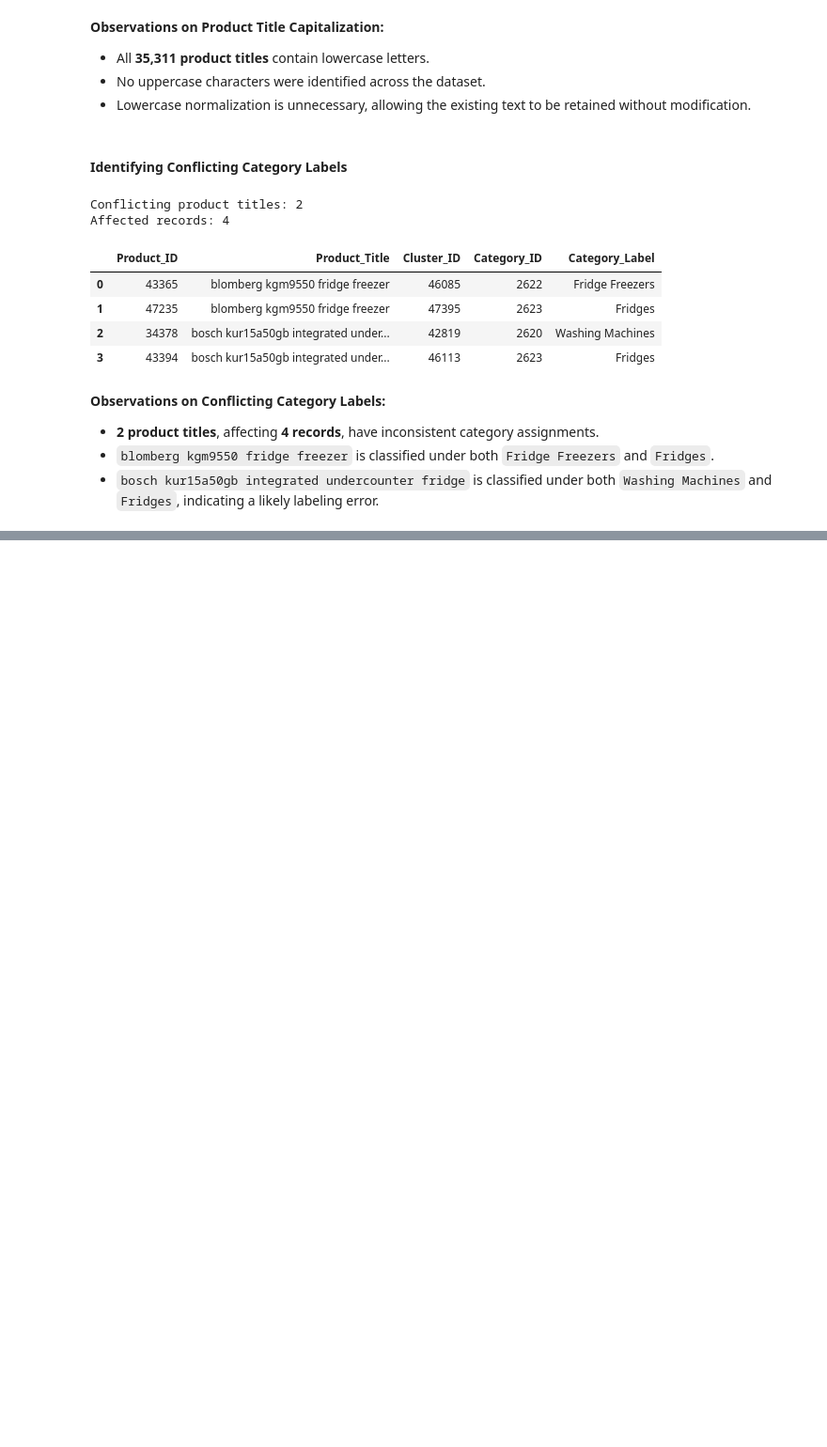
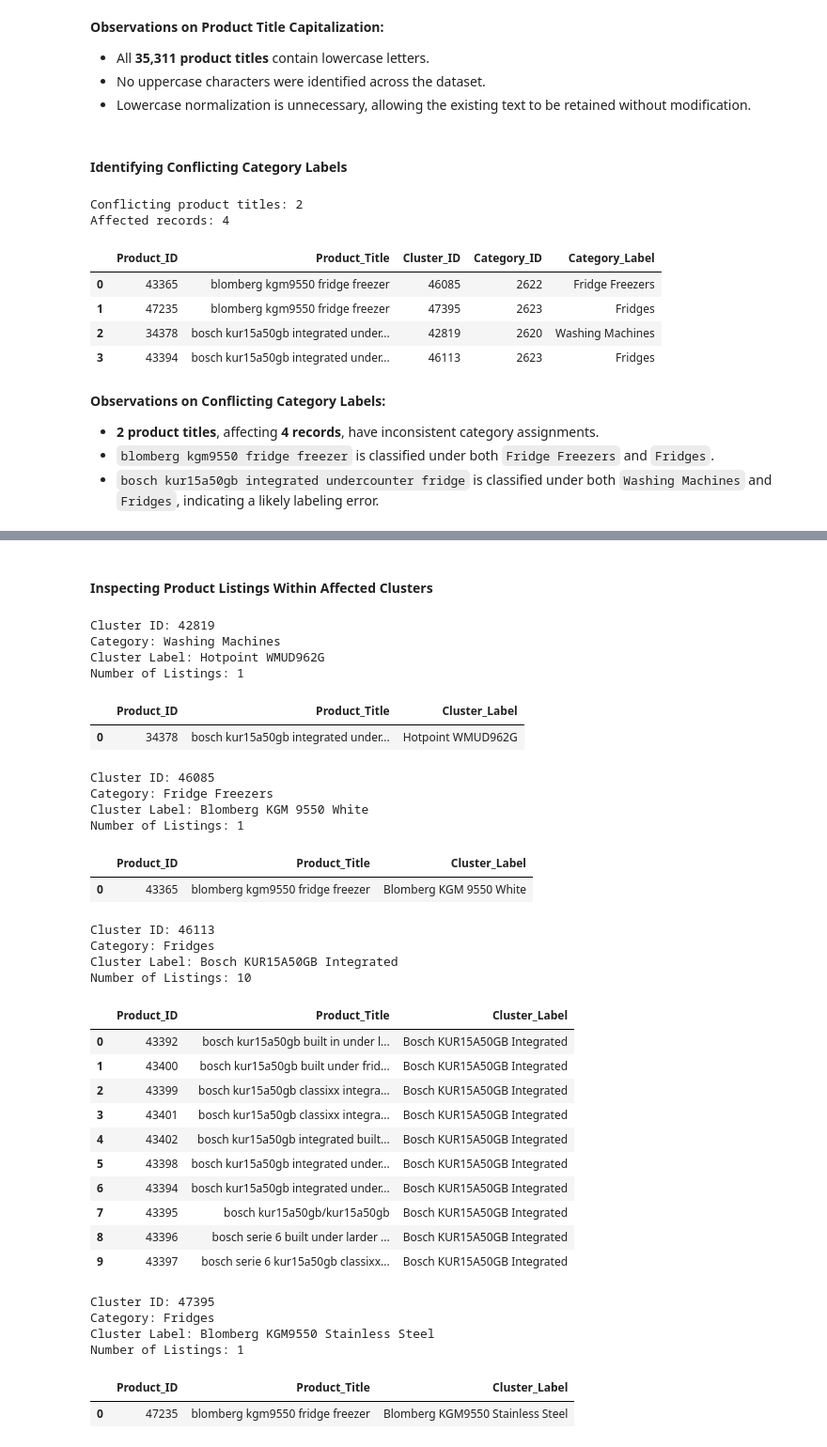
Before and after one commit to TejasMJ/Product-Taxonomy-Intelligence, a Jupyter notebook: notebooks/03_data_preparation.ipynb, the cells around one changed output, grey strips where cells are left out. Shown at 94% size. Drawn from its saved outputs; the diff is of its cells as text; code cells hidden in the pictures; blank space fills up the shorter version.

Commit message:
Label consistency validated

```diff
--- a/notebooks/03_data_preparation.ipynb
+++ b/notebooks/03_data_preparation.ipynb
@@ -203,0 +206,24 @@ Affected records: 4
+# %%
+# Identifying clusters associated with conflicting product titles
+affected_cluster_ids = conflicting_records["Cluster_ID"].unique()
+
+# Retrieving all listings belonging to the affected clusters
+affected_clusters = (
+    df[df["Cluster_ID"].isin(affected_cluster_ids)]
+    [["Product_ID", "Product_Title", "Cluster_ID", "Cluster_Label", "Category_Label"]]
+    .sort_values(["Cluster_ID", "Product_Title"])
+    .reset_index(drop=True)
+)
+
+# Summarizing the affected clusters
+cluster_summary = (
+    affected_clusters.groupby(["Cluster_ID", "Category_Label"])
+    .agg(
+        Listing_Count=("Product_ID", "size"),
+        Unique_Titles=("Product_Title", "nunique")
+    )
+    .reset_index()
+)
+
+print(f"Affected clusters: {len(affected_cluster_ids)}")
+display(cluster_summary)
@@ -203,0 +243,53 @@ Affected records: 4
+# %% [markdown]
+#### Inspecting Product Listings Within Affected Clusters
+# %%
+# Displaying product listings within the affected clusters
+for cluster_id in sorted(affected_cluster_ids):
+    cluster_records = affected_clusters[
+        affected_clusters["Cluster_ID"] == cluster_id
+    ]
+
+    print(f"\nCluster ID: {cluster_id}")
+    print(f"Category: {cluster_records['Category_Label'].iloc[0]}")
+    print(f"Cluster Label: {cluster_records['Cluster_Label'].iloc[0]}")
+    print(f"Number of Listings: {len(cluster_records)}")
+
+    display(
+        cluster_records[
+            ["Product_ID", "Product_Title", "Cluster_Label"]
+        ].reset_index(drop=True)
+    )
+# %% [output]
+Cluster ID: 42819
+Category: Washing Machines
+Cluster Label: Hotpoint WMUD962G
+Number of Listings: 1
+|  | Product_ID | Product_Title | Cluster_Label |
+| 0 | 34378 | bosch kur15a50gb integrated under... | Hotpoint WMUD962G |
+Cluster ID: 46085
+Category: Fridge Freezers
+Cluster Label: Blomberg KGM 9550 White
+Number of Listings: 1
+|  | Product_ID | Product_Title | Cluster_Label |
+| 0 | 43365 | blomberg kgm9550 fridge freezer | Blomberg KGM 9550 White |
+Cluster ID: 46113
+Category: Fridges
+Cluster Label: Bosch KUR15A50GB Integrated
+Number of Listings: 10
+|  | Product_ID | Product_Title | Cluster_Label |
+| 0 | 43392 | bosch kur15a50gb built in under l... | Bosch KUR15A50GB Integrated |
+| 1 | 43400 | bosch kur15a50gb built under frid... | Bosch KUR15A50GB Integrated |
+| 2 | 43399 | bosch kur15a50gb classixx integra... | Bosch KUR15A50GB Integrated |
+| 3 | 43401 | bosch kur15a50gb classixx integra... | Bosch KUR15A50GB Integrated |
+| 4 | 43402 | bosch kur15a50gb integrated built... | Bosch KUR15A50GB Integrated |
+| 5 | 43398 | bosch kur15a50gb integrated under... | Bosch KUR15A50GB Integrated |
+| 6 | 43394 | bosch kur15a50gb integrated under... | Bosch KUR15A50GB Integrated |
+| 7 | 43395 | bosch kur15a50gb/kur15a50gb | Bosch KUR15A50GB Integrated |
+| 8 | 43396 | bosch serie 6 built under larder ... | Bosch KUR15A50GB Integrated |
+| 9 | 43397 | bosch serie 6 kur15a50gb classixx... | Bosch KUR15A50GB Integrated |
+Cluster ID: 47395
+Category: Fridges
+Cluster Label: Blomberg KGM9550 Stainless Steel
+Number of Listings: 1
+|  | Product_ID | Product_Title | Cluster_Label |
+| 0 | 47235 | blomberg kgm9550 fridge freezer | Blomberg KGM9550 Stainless Steel |
```
Also changed, not shown: parts of 8 cells of this notebook.
